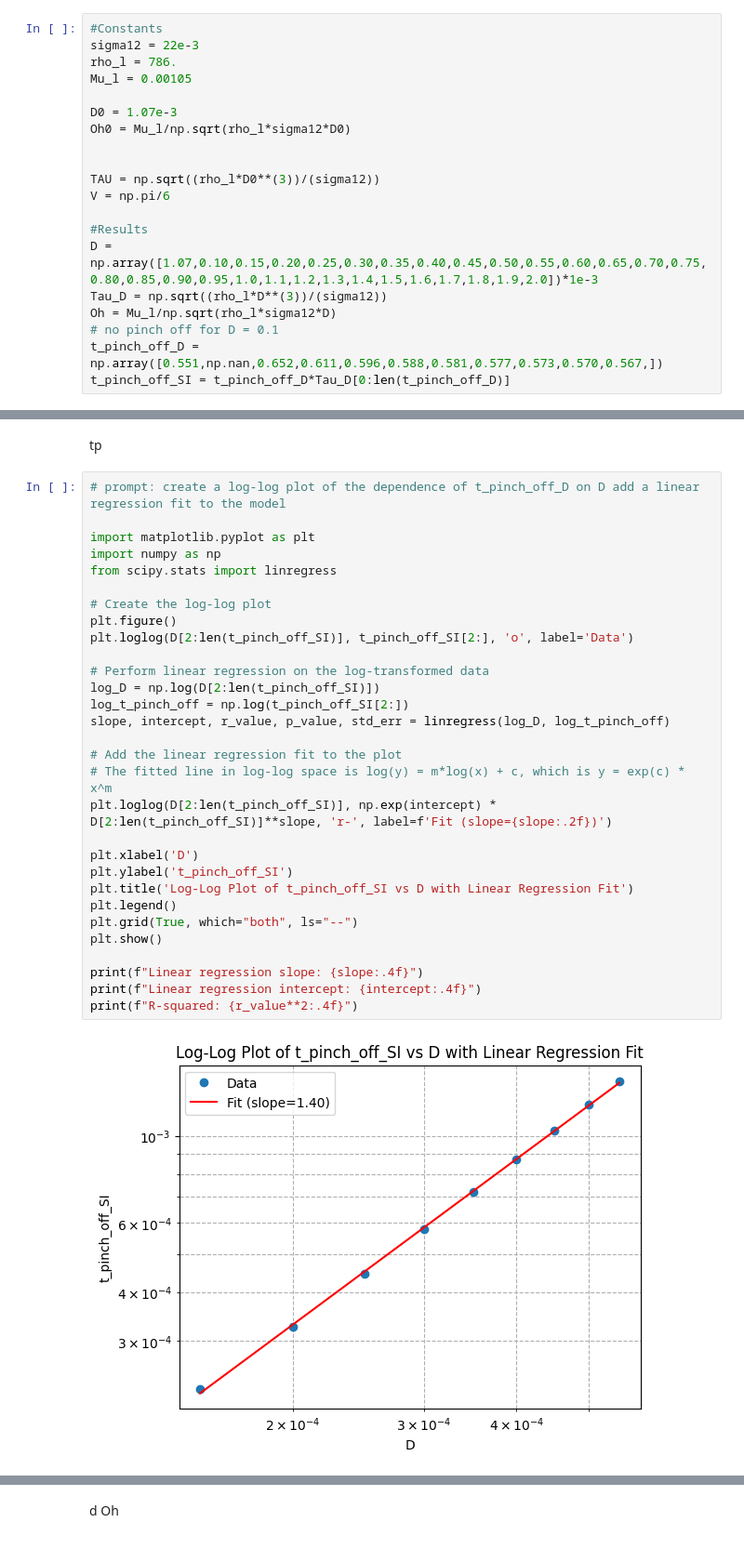
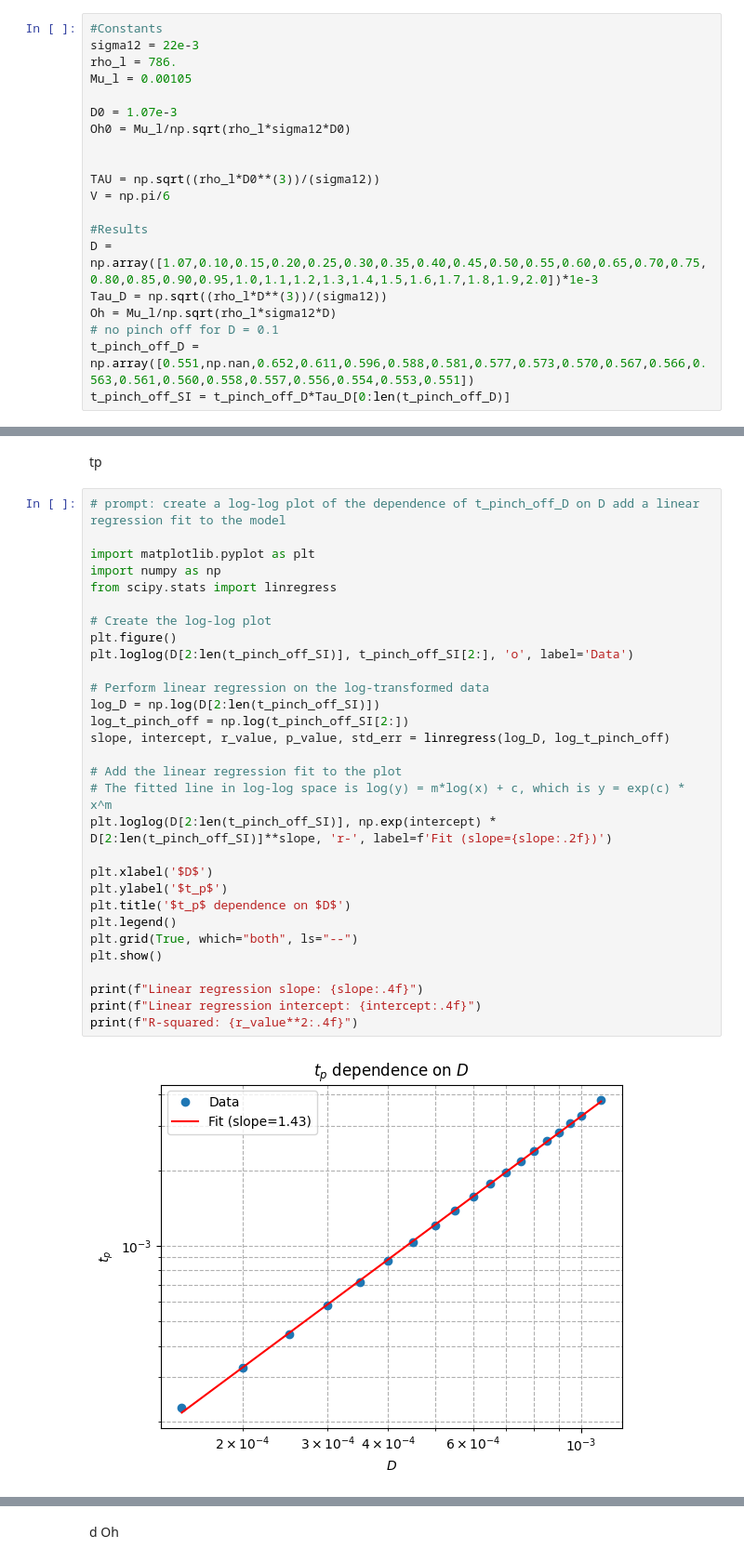
Before and after one commit to SamPetkov/PartialCoalescence, a Jupyter notebook: TimeDiameterDroplet.ipynb, the cells around one changed output, grey strips where cells are left out. Shown at 93% size. Saved outputs shown, nothing was run; the diff lists cells and outputs as text.

```diff
--- a/TimeDiameterDroplet.ipynb
+++ b/TimeDiameterDroplet.ipynb
@@ -24,7 +24,7 @@ D = np.array([1.07,0.10,0.15,0.20,0.25,0.30,0.35,0.40,0.45,0.50,0.55,0.60,0.65,0
 Tau_D = np.sqrt((rho_l*D**(3))/(sigma12))
 Oh = Mu_l/np.sqrt(rho_l*sigma12*D)
 # no pinch off for D = 0.1
-t_pinch_off_D = np.array([0.551,np.nan,0.652,0.611,0.596,0.588,0.581,0.577,0.573,0.570,0.567,])
+t_pinch_off_D = np.array([0.551,np.nan,0.652,0.611,0.596,0.588,0.581,0.577,0.573,0.570,0.567,0.566,0.563,0.561,0.560,0.558,0.557,0.556,0.554,0.553,0.551])
 t_pinch_off_SI = t_pinch_off_D*Tau_D[0:len(t_pinch_off_D)]
 # %% [markdown]
 Diameter ratio
@@ -63,32 +70,32 @@ error graphs
 # %%
 # prompt: create a log-log plot of the dependence of t_pinch_off_D on D add a linear regression fit to the model
 
 import matplotlib.pyplot as plt
 import numpy as np
 from scipy.stats import linregress
 
 # Create the log-log plot
 plt.figure()
 plt.loglog(D[2:len(t_pinch_off_SI)], t_pinch_off_SI[2:], 'o', label='Data')
 
 # Perform linear regression on the log-transformed data
 log_D = np.log(D[2:len(t_pinch_off_SI)])
 log_t_pinch_off = np.log(t_pinch_off_SI[2:])
 slope, intercept, r_value, p_value, std_err = linregress(log_D, log_t_pinch_off)
 
 # Add the linear regression fit to the plot
 # The fitted line in log-log space is log(y) = m*log(x) + c, which is y = exp(c) * x^m
 plt.loglog(D[2:len(t_pinch_off_SI)], np.exp(intercept) * D[2:len(t_pinch_off_SI)]**slope, 'r-', label=f'Fit (slope={slope:.2f})')
 
-plt.xlabel('D')
-plt.ylabel('t_pinch_off_SI')
-plt.title('Log-Log Plot of t_pinch_off_SI vs D with Linear Regression Fit')
+plt.xlabel('$D$')
+plt.ylabel('$t_p$')
+plt.title('$t_p$ dependence on $D$')
 plt.legend()
 plt.grid(True, which="both", ls="--")
 plt.show()
 
 print(f"Linear regression slope: {slope:.4f}")
 print(f"Linear regression intercept: {intercept:.4f}")
 print(f"R-squared: {r_value**2:.4f}")
 # %% [output]
-[figure, old version]
+[figure, new version]
```
Also changed, not shown: parts of 7 cells of this notebook.
